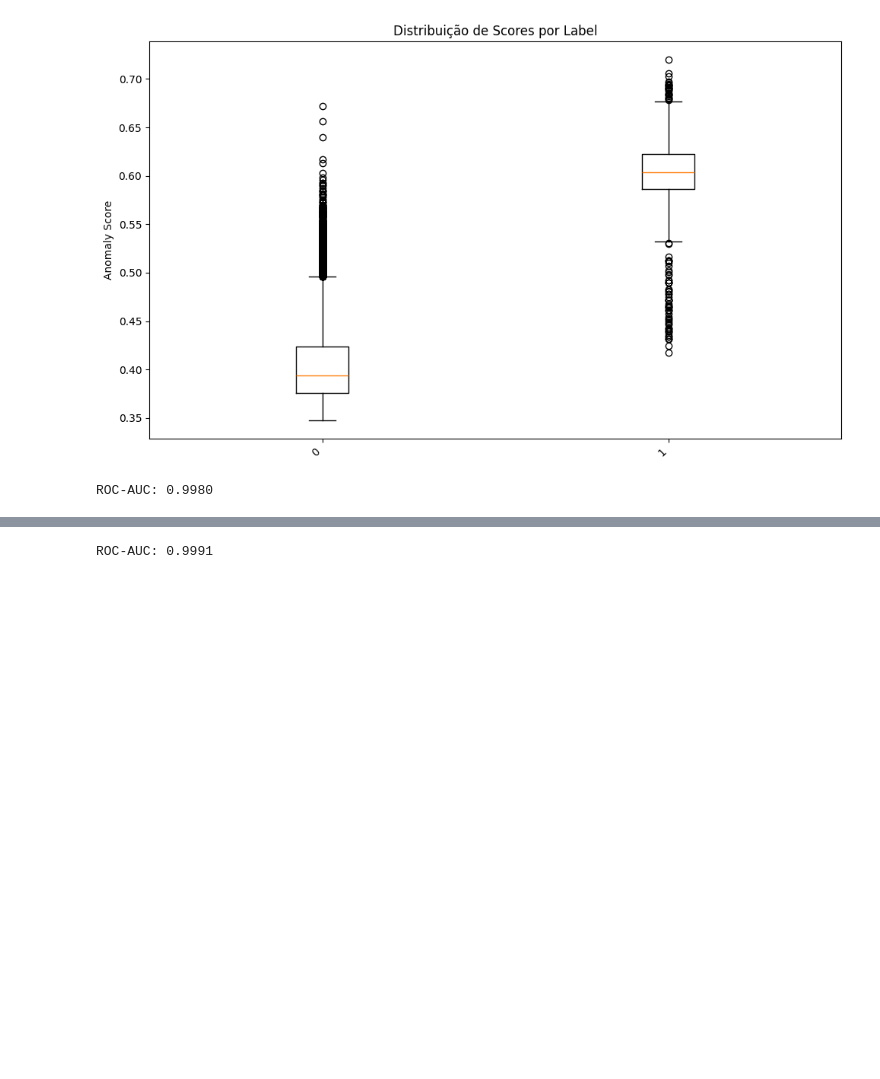
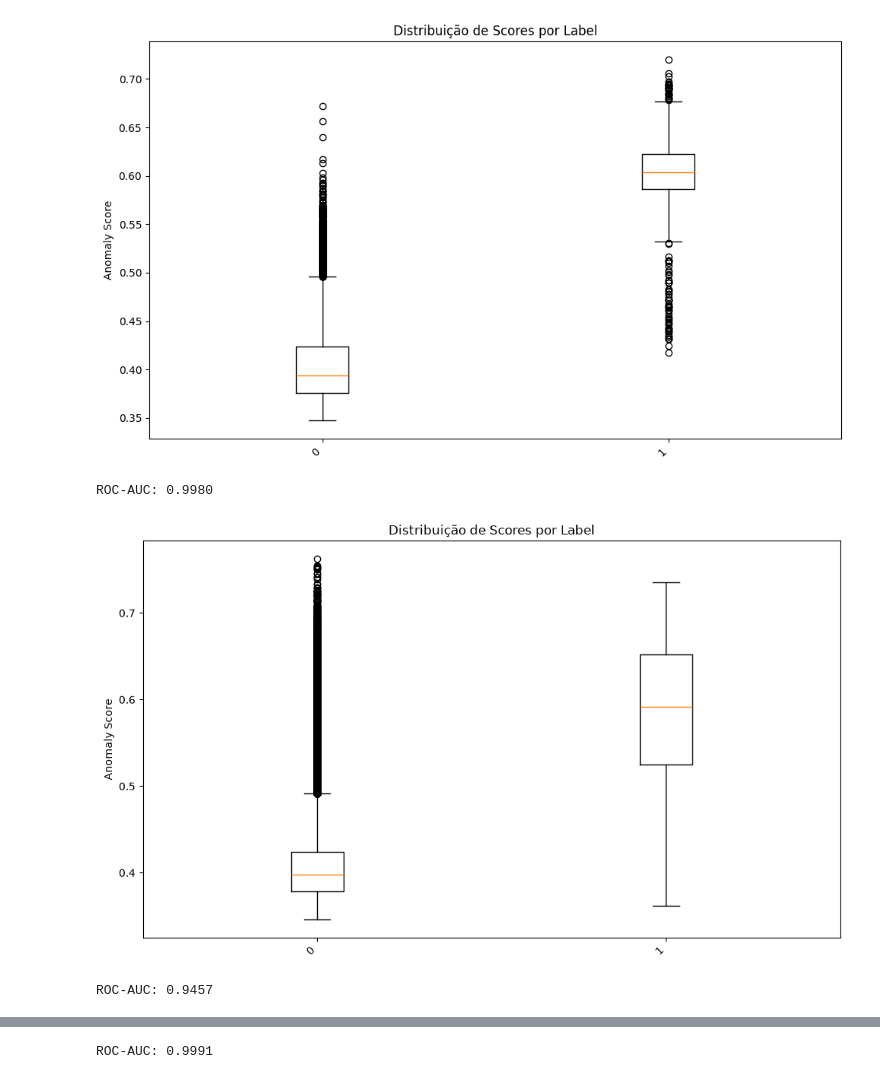
Before and after one commit to heigetter/Isolation_Tree, a Jupyter notebook: Isolation_Forest.ipynb, the cells around one changed output, grey strips where cells are left out. Saved outputs shown, nothing was run; the diff lists cells and outputs as text; code cells hidden in the pictures; blank space fills up the shorter version.

```diff
--- a/Isolation_Forest.ipynb
+++ b/Isolation_Forest.ipynb
@@ -261,3 +261,33 @@ auc = roc_auc_score(y_true, scores_shuttle)
 print(f"ROC-AUC: {auc:.4f}")
 # %% [output]
 ROC-AUC: 0.9980
+# %%
+df_creditcard = pd.read_csv("datasets\creditcard.csv")
+
+X_creditcard = df_creditcard.drop(columns='Class').values.astype(float)
+# %%
+forest_creditcard  = isolation_forest(X_creditcard, n=100, sample_size=256)
+
+scores_creditcard = [anomaly_score(forest_creditcard, x_creditcard, sample_size=256) for x_creditcard in X_creditcard]
+# %%
+df_creditcard['score'] = scores_creditcard
+
+labels = sorted(df_creditcard['Class'].unique())
+data_por_labels = [df_creditcard[df_creditcard['Class'] == l]['score'].values for l in labels]
+
+plt.figure(figsize=(10, 6))
+plt.boxplot(data_por_labels, tick_labels=labels)
+plt.xticks(rotation=45, ha='right')
+plt.ylabel('Anomaly Score')
+plt.title('Distribuição de Scores por Label')
+plt.tight_layout()
+plt.show()
+# %% [output]
+[figure, added]
+# %%
+y_true = (df_creditcard['Class'] == 1).astype(int)
+
+auc = roc_auc_score(y_true, scores_creditcard)
+print(f"ROC-AUC: {auc:.4f}")
+# %% [output]
+ROC-AUC: 0.9457
```
Also changed, not shown: parts of 41 cells of this notebook.
